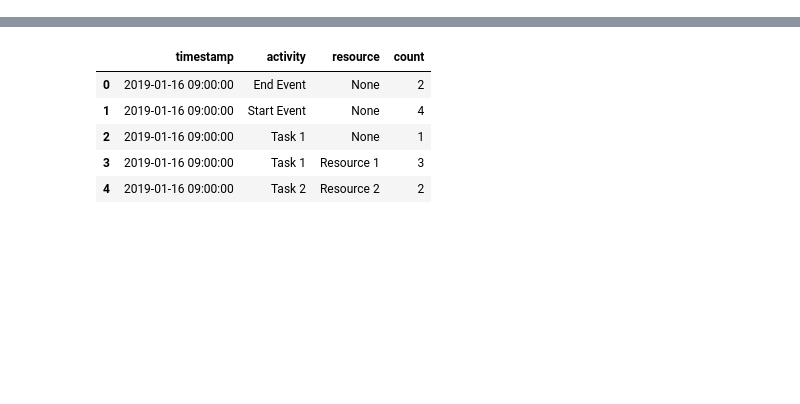
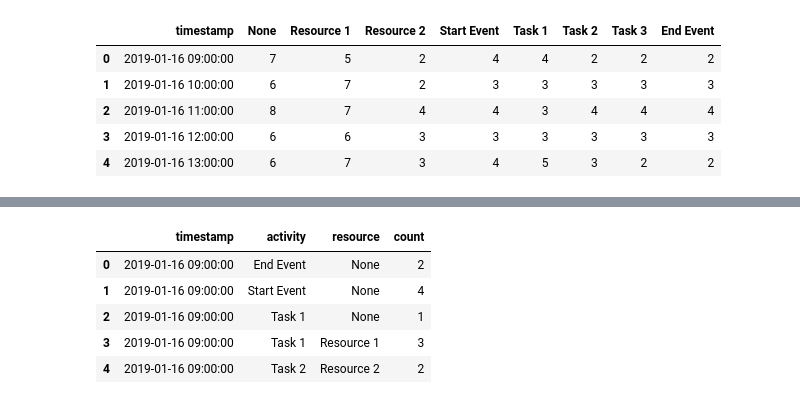
Before and after one commit to ai4automation/causal_inference_for_process_optimization, a Jupyter notebook: ipynb/Aggregation of BPM logs.ipynb, the cells around one changed output, grey strips where cells are left out. Cells and saved outputs as stored; diff of their text form; code cells hidden in the pictures; blank space fills up the shorter version.

```diff
--- a/ipynb/Aggregation of BPM logs.ipynb
+++ b/ipynb/Aggregation of BPM logs.ipynb
@@ -21,0 +82,9 @@ df.head()
+# %%
+data_aggregate.head()
+# %% [output]
+|  | timestamp | None | Resource 1 | Resource 2 | Start Event | Task 1 | Task 2 | Task 3 | End Event |
+| 0 | 2019-01-16 09:00:00 | 7 | 5 | 2 | 4 | 4 | 2 | 2 | 2 |
+| 1 | 2019-01-16 10:00:00 | 6 | 7 | 2 | 3 | 3 | 3 | 3 | 3 |
+| 2 | 2019-01-16 11:00:00 | 8 | 7 | 4 | 4 | 3 | 4 | 4 | 4 |
+| 3 | 2019-01-16 12:00:00 | 6 | 6 | 3 | 3 | 3 | 3 | 3 | 3 |
+| 4 | 2019-01-16 13:00:00 | 6 | 7 | 3 | 4 | 5 | 3 | 2 | 2 |
```
Also changed, not shown: parts of 16 cells of this notebook, 28 other files.
